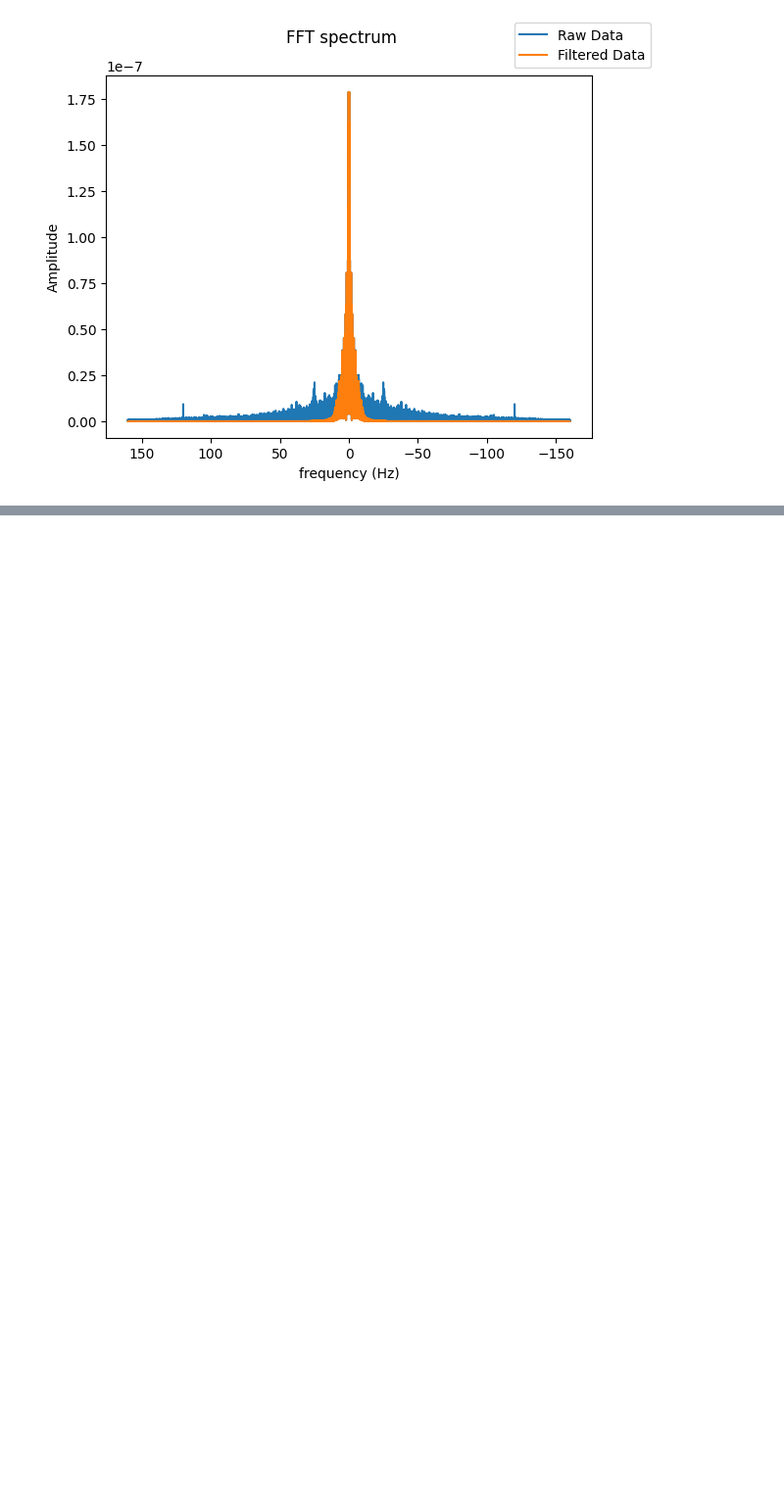
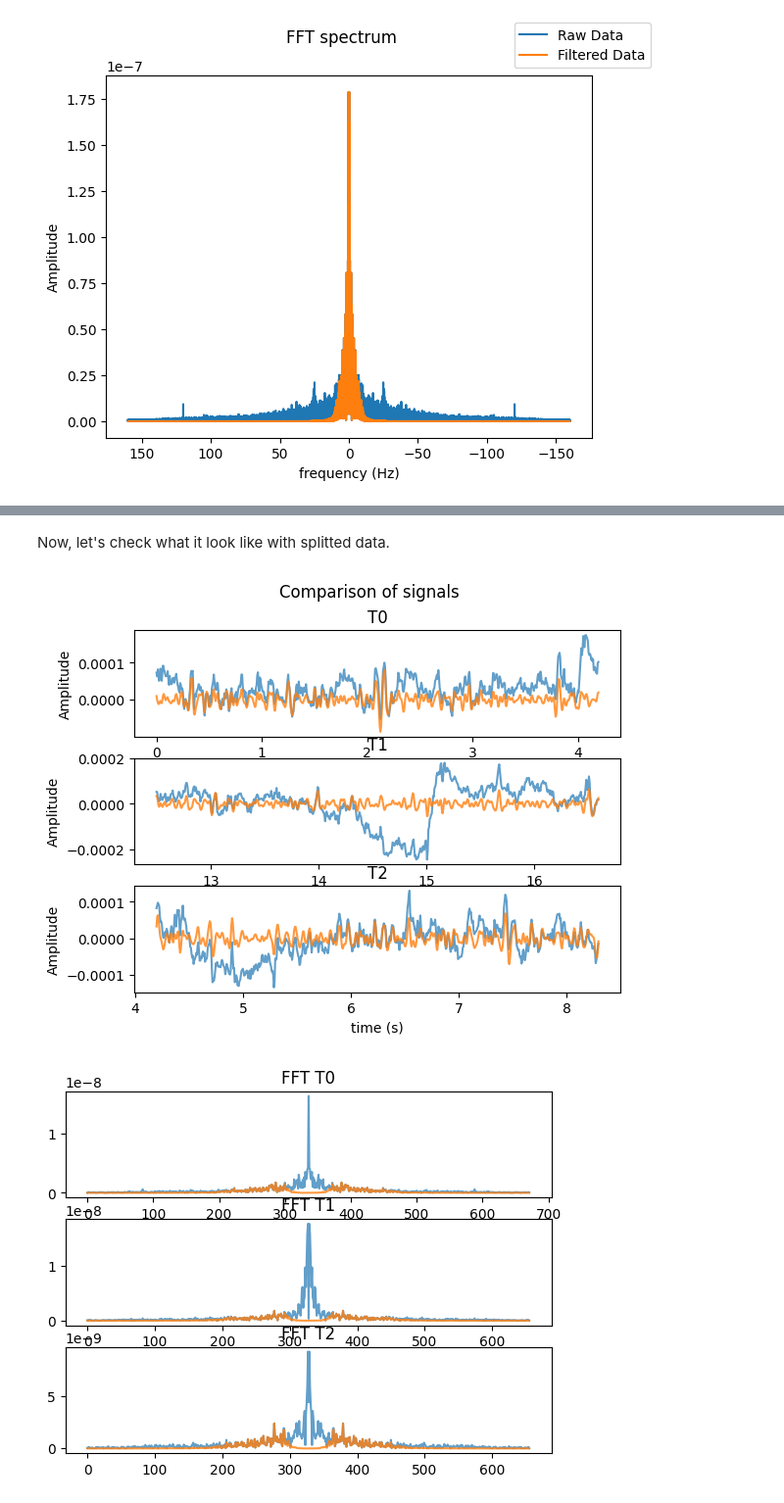
Before and after one commit to Xeotham/total-perspective-vortex, a Jupyter notebook: data_analyse.ipynb, the cells around one changed output, grey strips where cells are left out. Shown at 98% size. Saved outputs shown, nothing was run; the diff lists cells and outputs as text; code cells hidden in the pictures; blank space fills up the shorter version.

```diff
--- a/main.ipynb
+++ b/data_analyse.ipynb
@@ -230,0 +241,64 @@ KeyboardInterrupt:
+# %% [markdown]
+Now, let's check what it look like with splitted data.
+# %%
+fig, (sig_plt_0, sig_plt_1, sig_plt_2) = plt.subplots(3, 1)
+
+first_t0_filtered = band_pass_filter(first_t0[0].reshape(1, -1), 8, 30, 160).squeeze()
+first_t1_filtered = band_pass_filter(first_t1[0].reshape(1, -1), 8, 30, 160).squeeze()
+first_t2_filtered = band_pass_filter(first_t2[0].reshape(1, -1), 8, 30, 160).squeeze()
+
+fig.suptitle('Comparison of signals')
+sig_plt_0.set_title('T0')
+sig_plt_0.plot(time_t0, first_t0[0], alpha=0.7, label='RAW')
+sig_plt_0.plot(time_t0, first_t0_filtered, alpha=0.8, label='Filtered')
+
+sig_plt_1.set_title('T1')
+sig_plt_1.plot(time_t1, first_t1[0], alpha=0.7, label='RAW')
+sig_plt_1.plot(time_t1, first_t1_filtered, alpha=0.8, label='Filtered')
+
+sig_plt_2.set_title('T2')
+sig_plt_2.plot(time_t2, first_t2[0], alpha=0.7, label='RAW')
+sig_plt_2.plot(time_t2, first_t2_filtered, alpha=0.8, label='Filtered')
+
+sig_plt_0.set_xlabel('time (s)')
+sig_plt_0.set_ylabel('Amplitude')
+sig_plt_1.set_xlabel('time (s)')
+sig_plt_1.set_ylabel('Amplitude')
+sig_plt_2.set_xlabel('time (s)')
+sig_plt_2.set_ylabel('Amplitude')
+
+fig, (fft_plt_0, fft_plt_1, fft_plt_2) = plt.subplots(3, 1)
+
+x_axis_val = np.arange(-raw.info["sfreq"], raw.info["sfreq"], (raw.info["sfreq"] * 2) / data.shape[1])
+
+fft_t0 = np.abs(np.fft.fftshift(np.fft.fft(first_t0[0]))) / data.size
+fft_t0_filtered = np.abs(np.fft.fftshift(np.fft.fft(first_t0_filtered))) / data.size
+
+fft_t1 = np.abs(np.fft.fftshift(np.fft.fft(first_t1[0]))) / data.size
+fft_t1_filtered = np.abs(np.fft.fftshift(np.fft.fft(first_t1_filtered))) / data.size
+
+fft_t2 = np.abs(np.fft.fftshift(np.fft.fft(first_t2[0]))) / data.size
+fft_t2_filtered = np.abs(np.fft.fftshift(np.fft.fft(first_t2_filtered))) / data.size
+
+# print(fft_t0_filtered.real)
+
+fft_plt_0.set_title('FFT T0')
+fft_plt_0.plot(fft_t0.real, alpha=0.7)
+fft_plt_0.plot(fft_t0_filtered.real, alpha=0.8)
+
+fft_plt_1.set_title('FFT T1')
+fft_plt_1.plot(fft_t1.real, alpha=0.7)
+fft_plt_1.plot(fft_t1_filtered.real, alpha=0.8)
+
+fft_plt_2.set_title('FFT T2')
+fft_plt_2.plot(fft_t2.real, alpha=0.7)
+fft_plt_2.plot(fft_t2_filtered.real, alpha=0.8)
+
+fft_plt.xaxis.set_inverted(True)
+fft_plt.set_xlabel('frequency (Hz)')
+fft_plt.set_ylabel('Amplitude')
+# fft_plt.plot(np.random.uniform(-160, 160, data.shape[1]), fft_data.real)
+plt.show()
+# %% [output]
+[figure, added]
+[figure, added]
```
Also changed, not shown: parts of 11 cells of this notebook, 3 other files.
